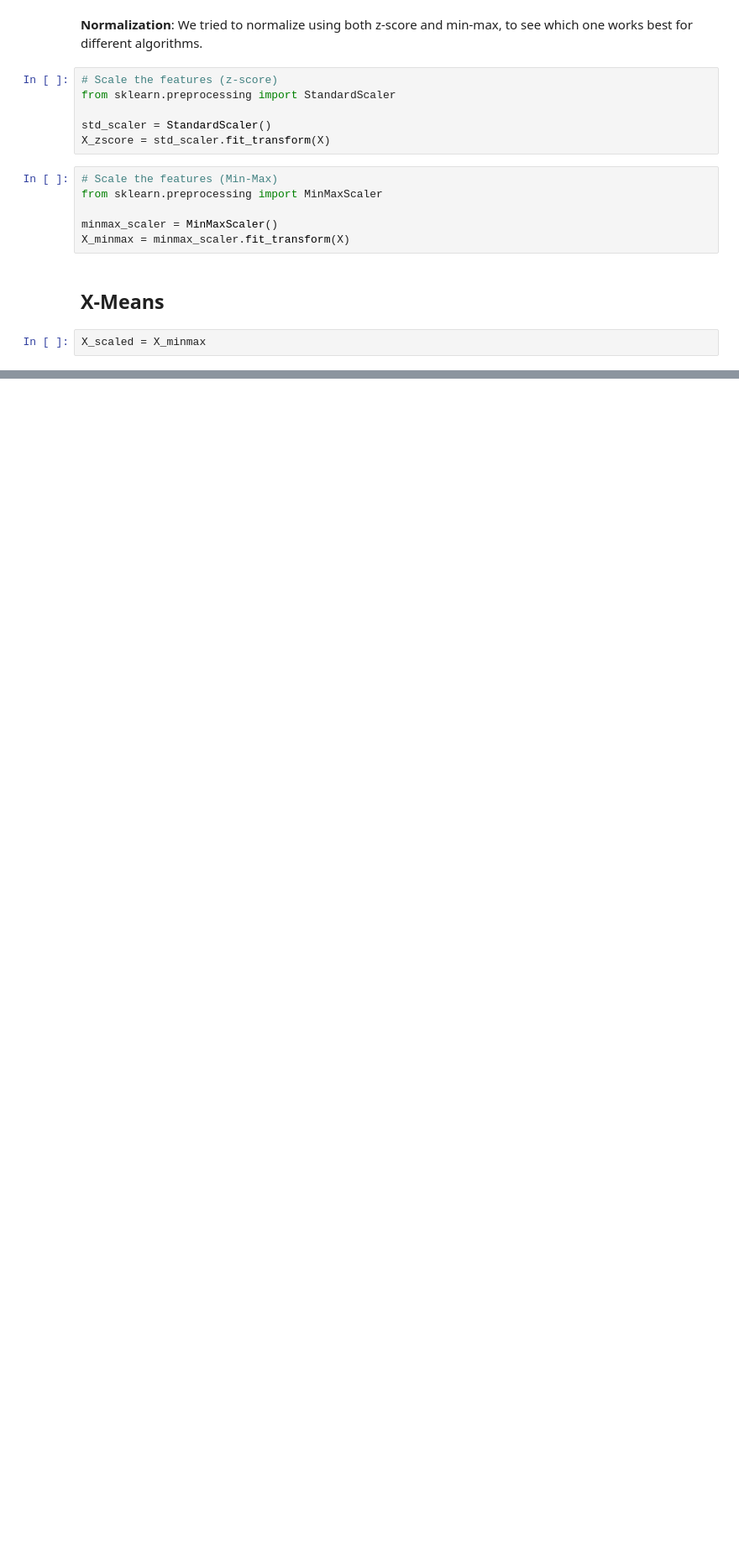
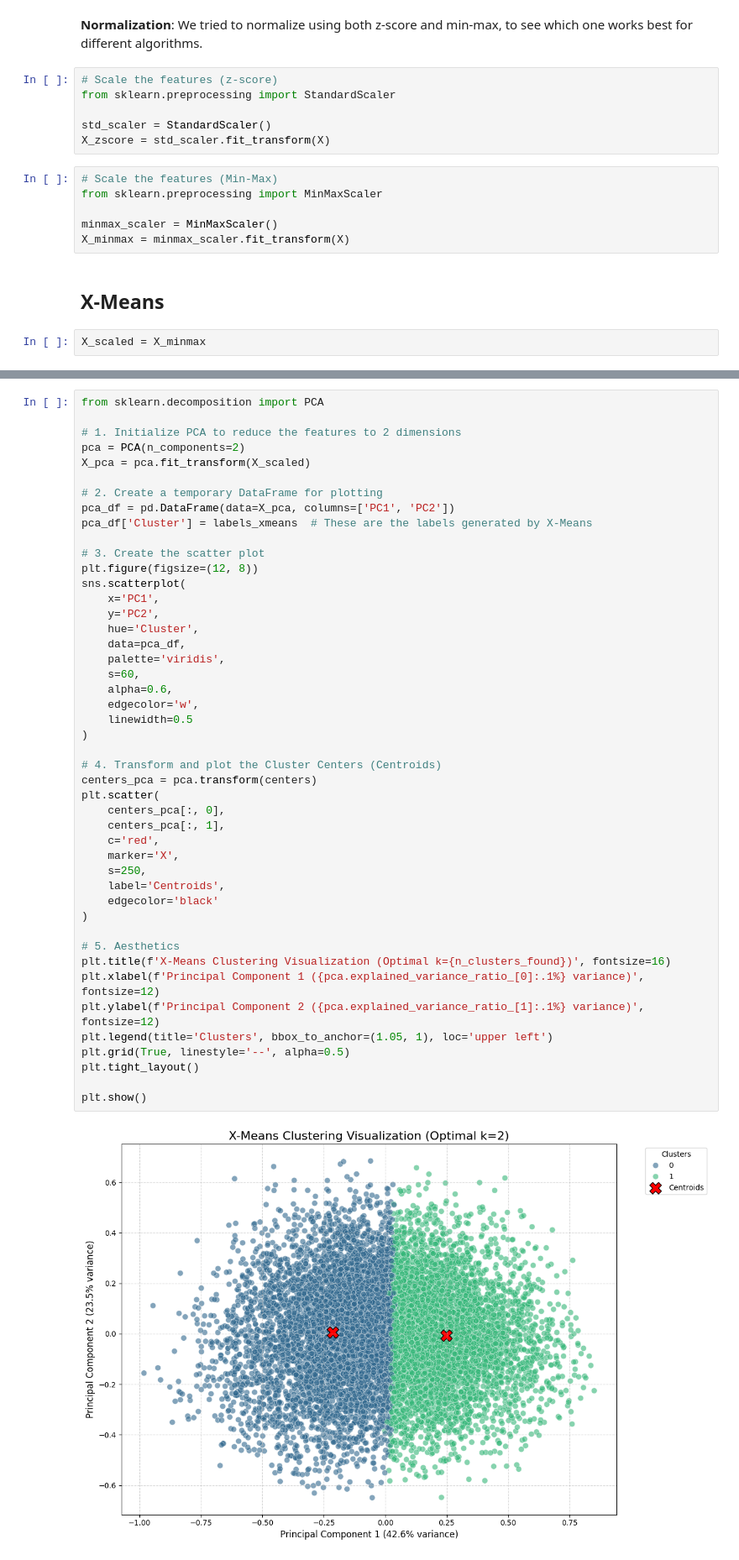
Before and after one commit to abderrahmane-salmi/UNIPI-Data-Mining-Project, a Jupyter notebook: task2/xmeans.ipynb, the cells around one changed output, grey strips where cells are left out. Shown at 84% size. Cells and saved outputs as stored; diff of their text form; blank space fills up the shorter version.

Commit message:
updated x-means

```diff
--- a/task2/xmeans.ipynb
+++ b/task2/xmeans.ipynb
@@ -159,0 +147,48 @@ X-Means Cluster Profiles (Deviation from Average):
+# %%
+from sklearn.decomposition import PCA
+
+# 1. Initialize PCA to reduce the features to 2 dimensions
+pca = PCA(n_components=2)
+X_pca = pca.fit_transform(X_scaled)
+
+# 2. Create a temporary DataFrame for plotting
+pca_df = pd.DataFrame(data=X_pca, columns=['PC1', 'PC2'])
+pca_df['Cluster'] = labels_xmeans  # These are the labels generated by X-Means
+
+# 3. Create the scatter plot
+plt.figure(figsize=(12, 8))
+sns.scatterplot(
+    x='PC1',
+    y='PC2',
+    hue='Cluster',
+    data=pca_df,
+    palette='viridis',
+    s=60,
+    alpha=0.6,
+    edgecolor='w',
+    linewidth=0.5
+)
+
+# 4. Transform and plot the Cluster Centers (Centroids)
+centers_pca = pca.transform(centers)
+plt.scatter(
+    centers_pca[:, 0],
+    centers_pca[:, 1],
+    c='red',
+    marker='X',
+    s=250,
+    label='Centroids',
+    edgecolor='black'
+)
+
+# 5. Aesthetics
+plt.title(f'X-Means Clustering Visualization (Optimal k={n_clusters_found})', fontsize=16)
+plt.xlabel(f'Principal Component 1 ({pca.explained_variance_ratio_[0]:.1%} variance)', fontsize=12)
+plt.ylabel(f'Principal Component 2 ({pca.explained_variance_ratio_[1]:.1%} variance)', fontsize=12)
+plt.legend(title='Clusters', bbox_to_anchor=(1.05, 1), loc='upper left')
+plt.grid(True, linestyle='--', alpha=0.5)
+plt.tight_layout()
+
+plt.show()
+# %% [output]
+[figure, added]
```
Also changed, not shown: parts of 3 cells of this notebook.
